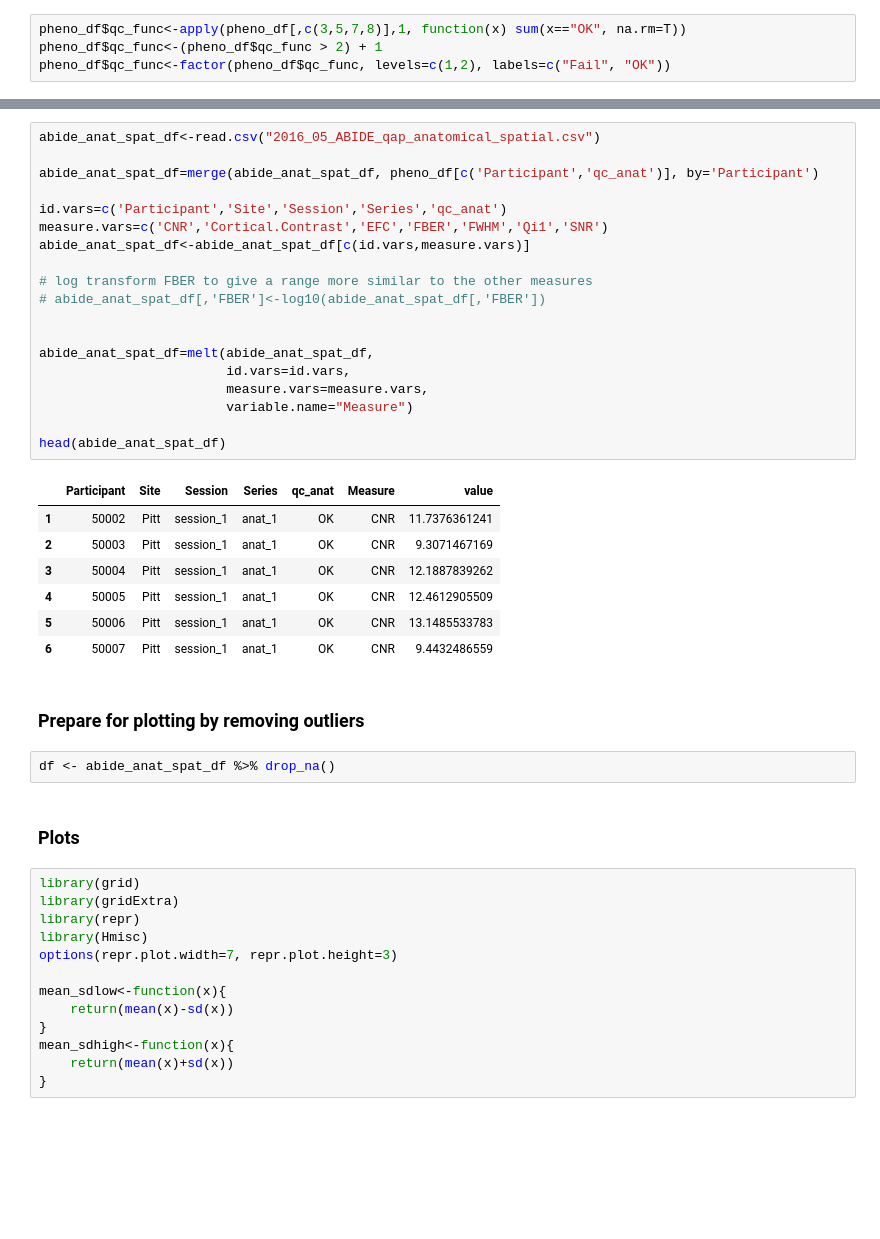
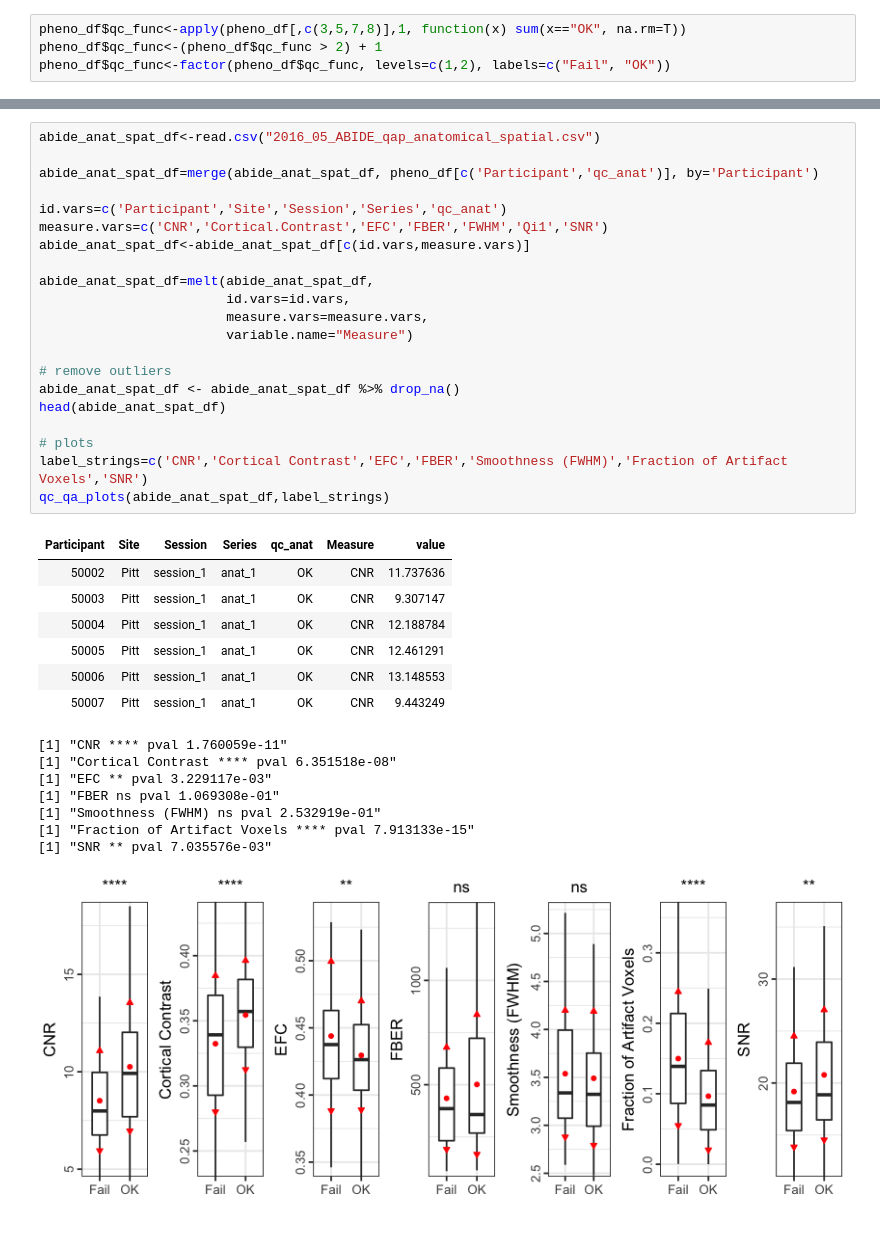
Before and after one commit to preprocessed-connectomes-project/giavasis2015-QAP-paper, a Jupyter notebook: data_analysis/interactive_plots.ipynb, the cells around one changed output, grey strips where cells are left out. Saved outputs shown, nothing was run; the diff lists cells and outputs as text; blank space fills up the shorter version.

Commit message:
add functional

```diff
--- a/data_analysis/interactive_plots.ipynb
+++ b/data_analysis/interactive_plots.ipynb
@@ -75,46 +171,37 @@ pheno_df$qc_func<-factor(pheno_df$qc_func, levels=c(1,2), labels=c("Fail", "OK")
 # %%
 abide_anat_spat_df<-read.csv("2016_05_ABIDE_qap_anatomical_spatial.csv")
 
 abide_anat_spat_df=merge(abide_anat_spat_df, pheno_df[c('Participant','qc_anat')], by='Participant')
 
 id.vars=c('Participant','Site','Session','Series','qc_anat')
 measure.vars=c('CNR','Cortical.Contrast','EFC','FBER','FWHM','Qi1','SNR')
 abide_anat_spat_df<-abide_anat_spat_df[c(id.vars,measure.vars)]
 
-# log transform FBER to give a range more similar to the other measures
-# abide_anat_spat_df[,'FBER']<-log10(abide_anat_spat_df[,'FBER'])
-
-
 abide_anat_spat_df=melt(abide_anat_spat_df,
                         id.vars=id.vars,
                         measure.vars=measure.vars,
                         variable.name="Measure")
 
+# remove outliers
+abide_anat_spat_df <- abide_anat_spat_df %>% drop_na()
 head(abide_anat_spat_df)
+
+# plots
+label_strings=c('CNR','Cortical Contrast','EFC','FBER','Smoothness (FWHM)','Fraction of Artifact Voxels','SNR')
+qc_qa_plots(abide_anat_spat_df,label_strings)
 # %% [output]
-|  | Participant | Site | Session | Series | qc_anat | Measure | value |
-| 1 | 50002 | Pitt | session_1 | anat_1 | OK | CNR | 11.7376361241 |
-| 2 | 50003 | Pitt | session_1 | anat_1 | OK | CNR | 9.3071467169 |
-| 3 | 50004 | Pitt | session_1 | anat_1 | OK | CNR | 12.1887839262 |
-| 4 | 50005 | Pitt | session_1 | anat_1 | OK | CNR | 12.4612905509 |
-| 5 | 50006 | Pitt | session_1 | anat_1 | OK | CNR | 13.1485533783 |
-| 6 | 50007 | Pitt | session_1 | anat_1 | OK | CNR | 9.4432486559 |
+| Participant | Site | Session | Series | qc_anat | Measure | value |
+| 50002 | Pitt | session_1 | anat_1 | OK | CNR | 11.737636 |
+| 50003 | Pitt | session_1 | anat_1 | OK | CNR | 9.307147 |
+| 50004 | Pitt | session_1 | anat_1 | OK | CNR | 12.188784 |
+| 50005 | Pitt | session_1 | anat_1 | OK | CNR | 12.461291 |
+| 50006 | Pitt | session_1 | anat_1 | OK | CNR | 13.148553 |
+| 50007 | Pitt | session_1 | anat_1 | OK | CNR | 9.443249 |
+[1] "CNR **** pval 1.760059e-11"
+[1] "Cortical Contrast **** pval 6.351518e-08"
+[1] "EFC ** pval 3.229117e-03"
+[1] "FBER ns pval 1.069308e-01"
+[1] "Smoothness (FWHM) ns pval 2.532919e-01"
+[1] "Fraction of Artifact Voxels **** pval 7.913133e-15"
+[1] "SNR ** pval 7.035576e-03"
+[figure, added]
-# %% [markdown]
-### Prepare for plotting by removing outliers
-# %%
-df <- abide_anat_spat_df %>% drop_na()
-# %% [markdown]
-### Plots
-# %%
-library(grid)
-library(gridExtra)
-library(repr)
-library(Hmisc)
-options(repr.plot.width=7, repr.plot.height=3)
-
-mean_sdlow<-function(x){
-    return(mean(x)-sd(x))
-}
-mean_sdhigh<-function(x){
-    return(mean(x)+sd(x))
-}
```
Also changed, not shown: parts of 20 cells of this notebook.
